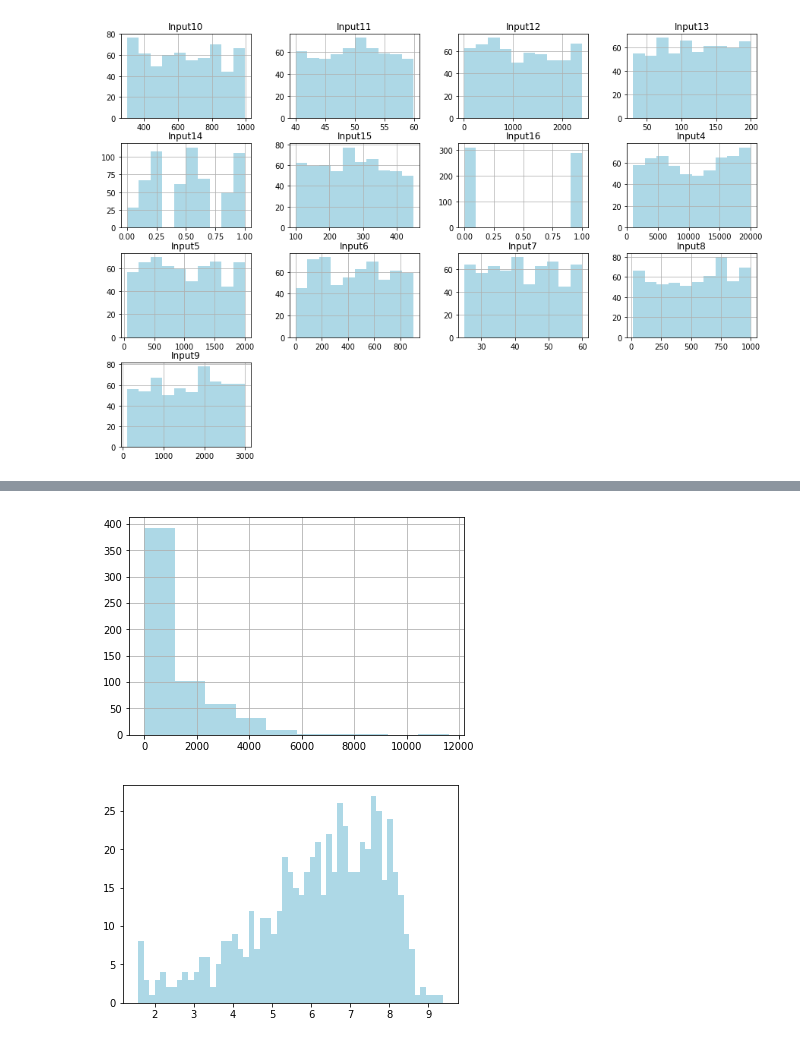
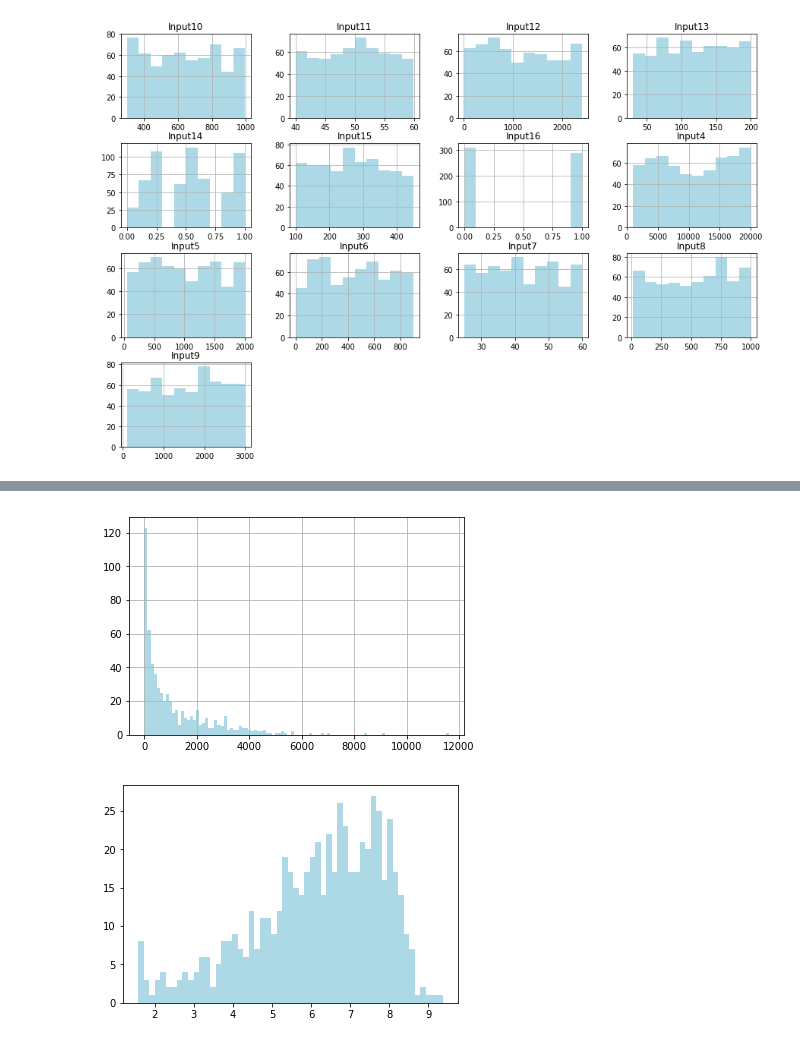
Before and after one commit to eric220/Grail, a Jupyter notebook: holy_grail_data_prep.ipynb, the cells around one changed output, grey strips where cells are left out. Saved outputs shown, nothing was run; the diff lists cells and outputs as text; code cells hidden in the pictures.

```diff
--- a/holy_grail_data_prep.ipynb
+++ b/holy_grail_data_prep.ipynb
@@ -81,7 +89,7 @@ df.drop(["Target"], axis = 1).hist(color = 'lightblue', figsize=(15,10));
 # %%
-df.Target.hist(color = color);
+df.Target.hist(color = color, bins = 100);
 # %% [output]
-[figure, old version]
+[figure, new version]
 # %%
 plt.hist(np.log(df.Target), color = color, bins = 55);
 # %% [output]
```
Also changed, not shown: parts of 2 cells of this notebook, 2 other files.
